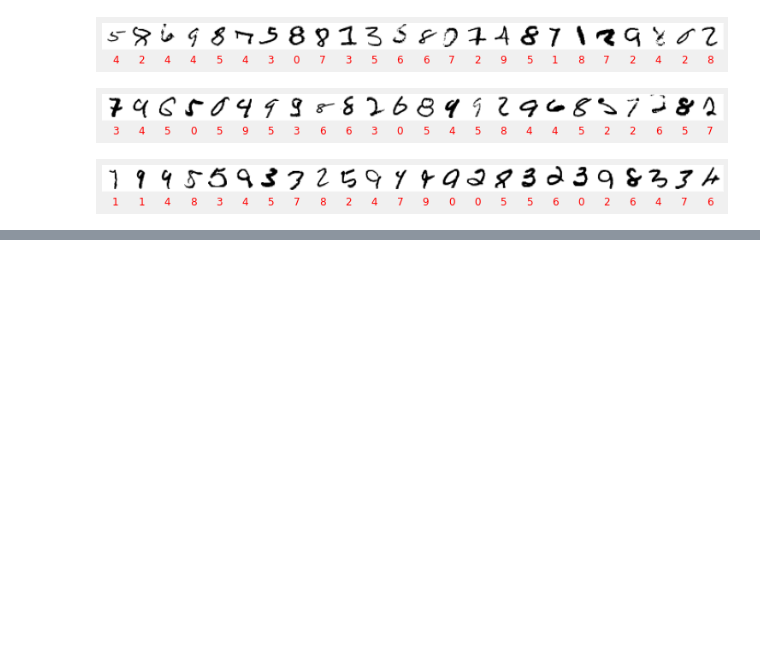
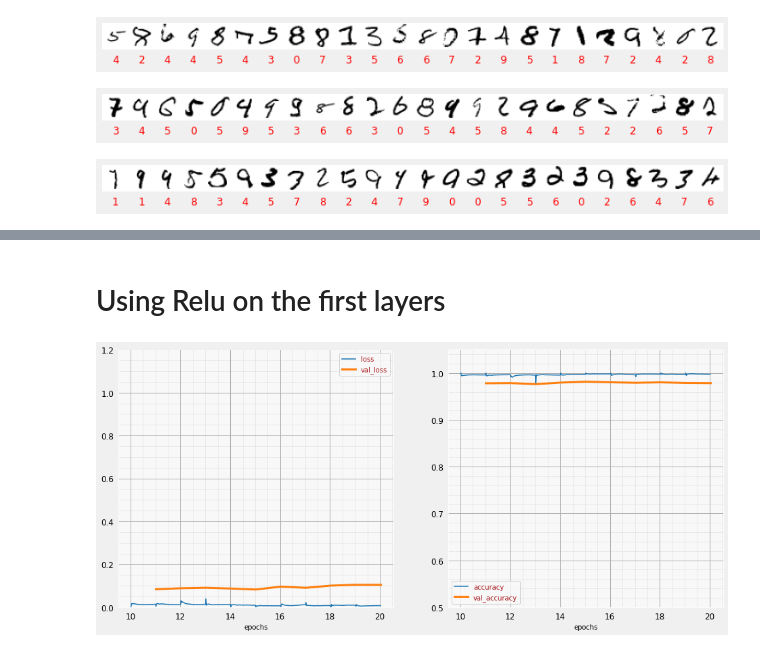
Before and after one commit to hatchdavid1/tensorflow_notes_tests, a Jupyter notebook: NN_TKDLwoPhD.ipynb, the cells around one changed output, grey strips where cells are left out. Drawn from its saved outputs; the diff is of its cells as text; code cells hidden in the pictures; blank space fills up the shorter version.

```diff
--- a/NN_TKDLwoPhD.ipynb
+++ b/NN_TKDLwoPhD.ipynb
@@ -308,0 +362,38 @@ display_top_unrecognized(validation_digits, predicted_labels, validation_labels,
+# %% [markdown]
+# Using Relu on the first layers
+# %%
+model = tf.keras.Sequential(
+  [
+      tf.keras.layers.Input(shape=(28*28,)),
+      tf.keras.layers.Dense(200, activation='relu'),
+      tf.keras.layers.Dense(60, activation='relu'),
+      tf.keras.layers.Dense(10, activation='softmax')
+  ])
+
+model.compile(optimizer='adam',
+              loss='categorical_crossentropy',
+              metrics=['accuracy'])
+
+# print model layers
+model.summary()
+
+# utility callback that displays training curves
+plot_training = PlotTraining(sample_rate=10, zoom=1)
+
+############---------------Train and validate ----------------#################
+steps_per_epoch = 60000 / BATCH_SIZE # 60,000 items in this dataset
+print('Steps per epoch: \n', steps_per_epoch)
+
+history = model.fit(training_dataset, steps_per_epoch=steps_per_epoch, epochs=EPOCHS, validation_data=validation_dataset,
+                    validation_steps =1, callbacks = [plot_training])
+
+
+############--------------Visualize predictions-----------##################
+############---------------Train and validate ----------------#################
+steps_per_epoch = 60000 / BATCH_SIZE # 60,000 items in this dataset
+print('Steps per epoch: \n', steps_per_epoch)
+
+history = model.fit(training_dataset, steps_per_epoch=steps_per_epoch, epochs=EPOCHS, validation_data=validation_dataset,
+                    validation_steps =1, callbacks = [plot_training])
+# %% [output]
+[figure, added]
```
Also changed, not shown: parts of 4 cells of this notebook.
